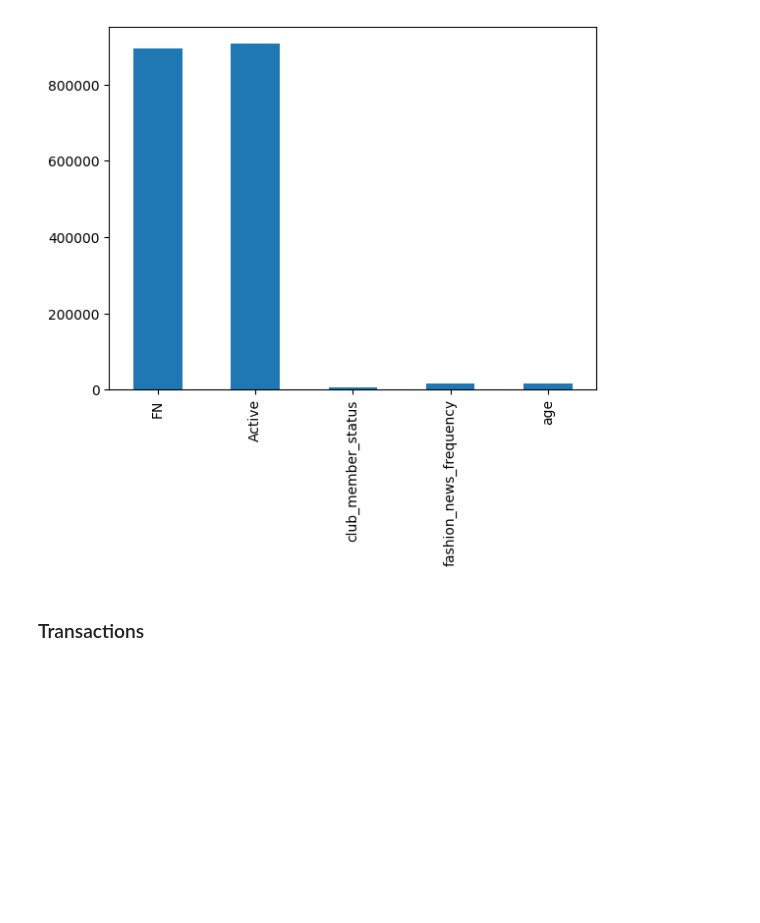
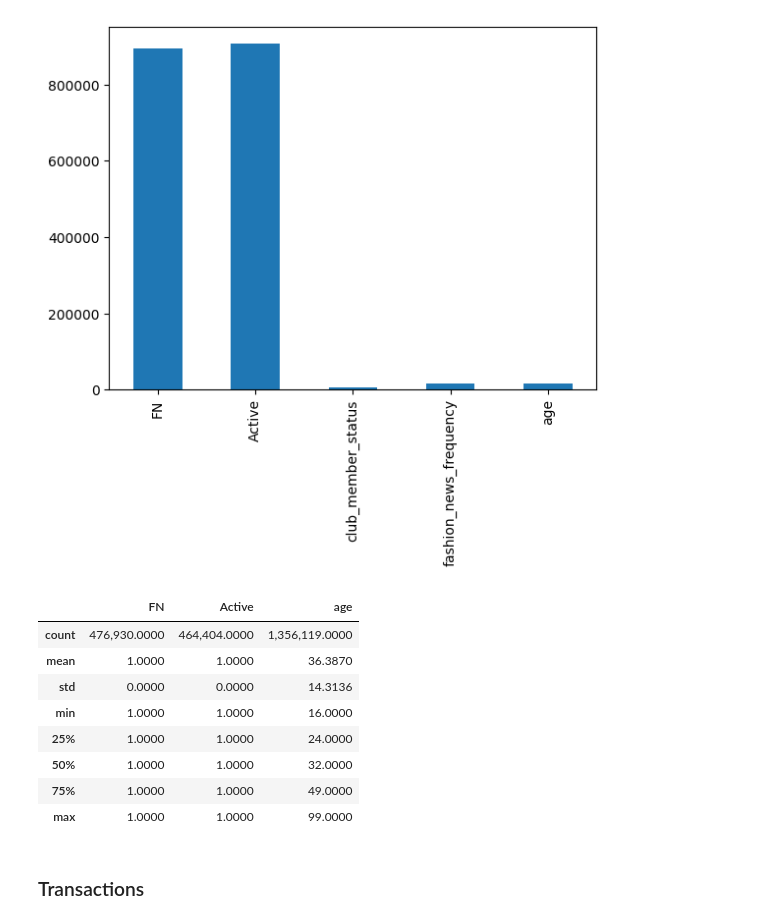
Before and after one commit to VishalRepos/personalized-fashion-recommendations, a Jupyter notebook: experiment/Chinthalanka/UoM23DMMScG04-239375E-EDA.ipynb, the cells around one changed output. Saved outputs shown, nothing was run; the diff lists cells and outputs as text; code cells hidden in the pictures; blank space fills up the shorter version.

```diff
--- a/experiment/Chinthalanka/UoM23DMMScG04-239375E-EDA.ipynb
+++ b/experiment/Chinthalanka/UoM23DMMScG04-239375E-EDA.ipynb
@@ -239,6 +239,18 @@ postal_code                    0
 dtype: int64
 <Axes: >
 [figure]
+# %%
+cust_df.describe(exclude=['object']).applymap('{:,.4f}'.format)
+# %% [output]
+|  | FN | Active | age |
+| count | 476,930.0000 | 464,404.0000 | 1,356,119.0000 |
+| mean | 1.0000 | 1.0000 | 36.3870 |
+| std | 0.0000 | 0.0000 | 14.3136 |
+| min | 1.0000 | 1.0000 | 16.0000 |
+| 25% | 1.0000 | 1.0000 | 24.0000 |
+| 50% | 1.0000 | 1.0000 | 32.0000 |
+| 75% | 1.0000 | 1.0000 | 49.0000 |
+| max | 1.0000 | 1.0000 | 99.0000 |
 # %% [markdown]
 ### Transactions
 # %%
```
Also changed, not shown: parts of 5 cells of this notebook, 1 other file.
